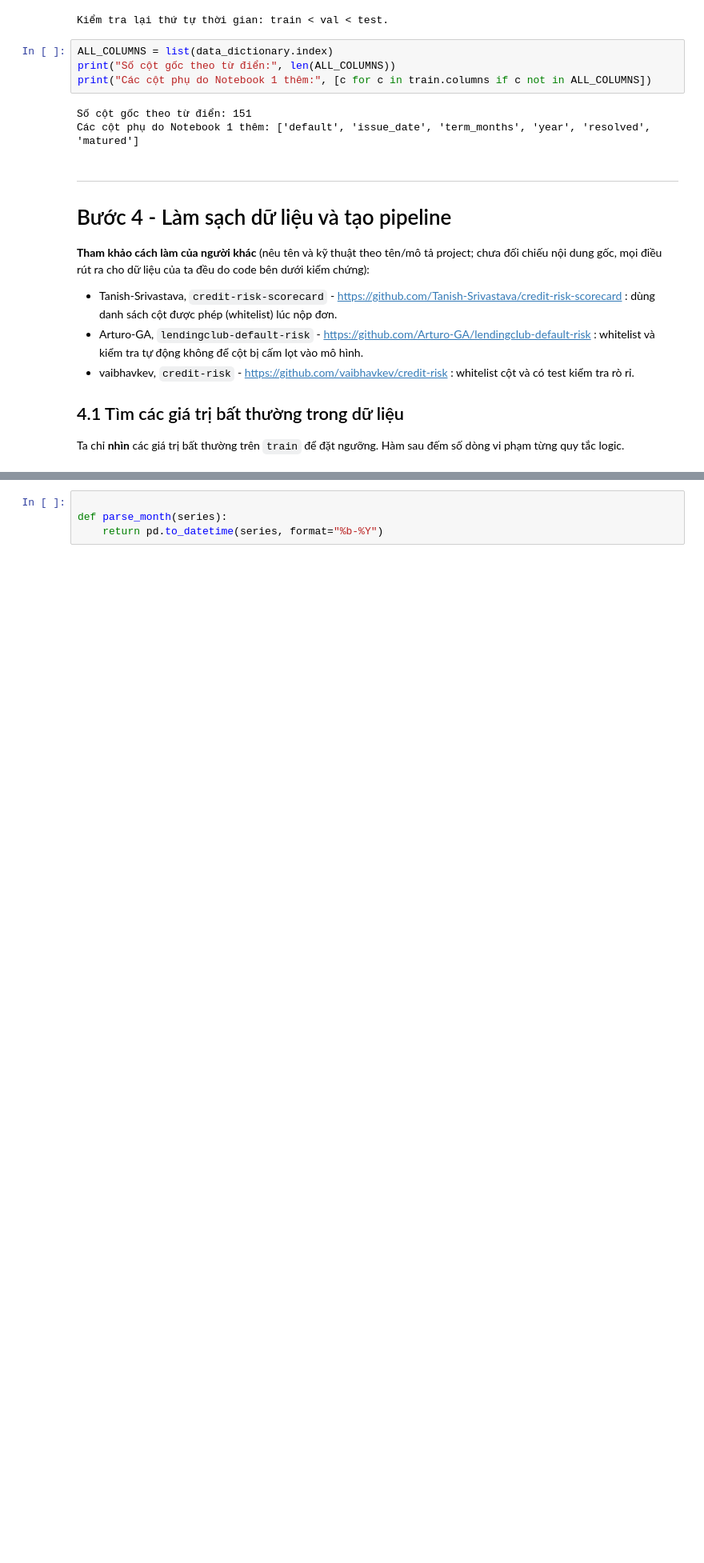
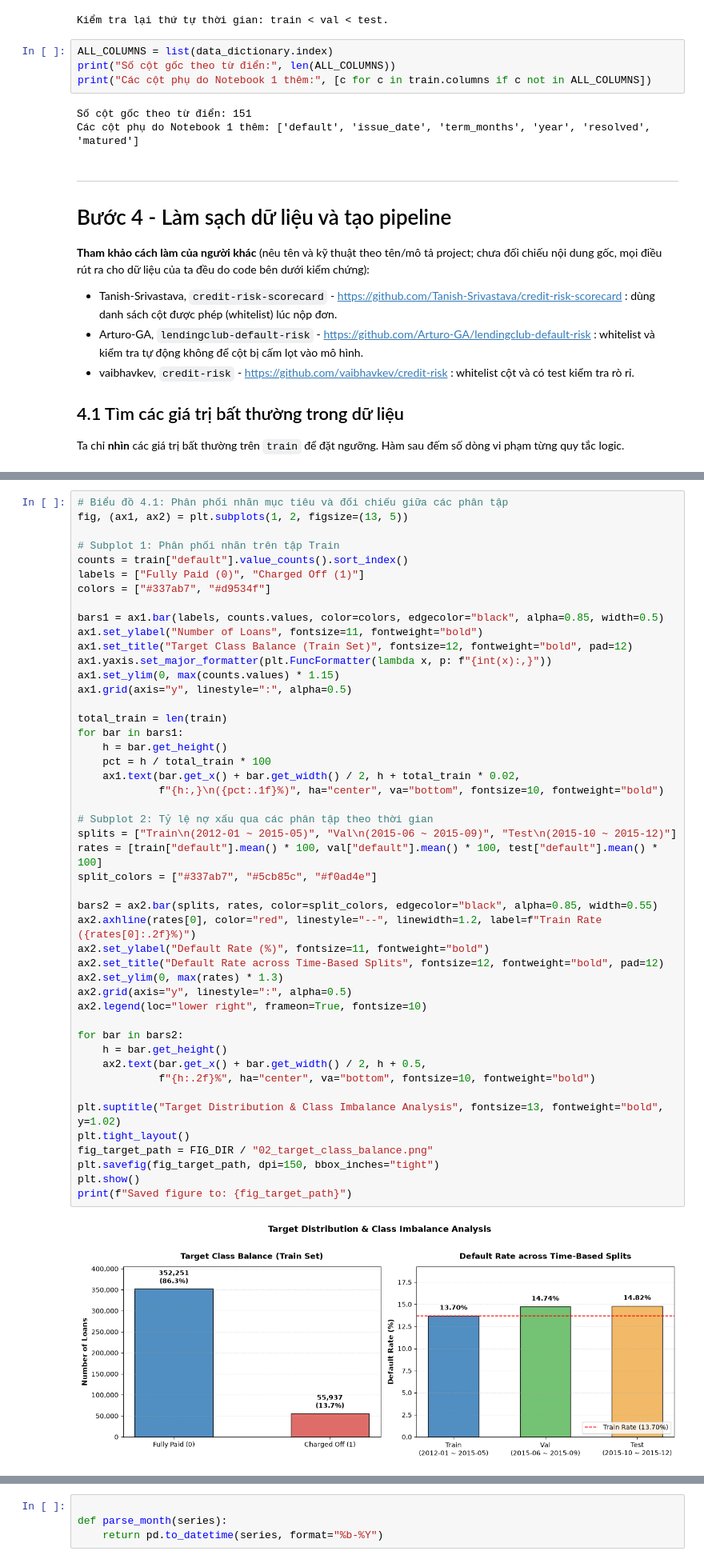
Before and after one commit to Eliza516/Lending-Club-Credit-Scoring, a Jupyter notebook: notebooks/02_lam_sach_va_feature.ipynb, the cells around one changed output, grey strips where cells are left out. Shown at 80% size. Saved outputs shown, nothing was run; the diff lists cells and outputs as text; blank space fills up the shorter version.

Commit message:
feat: add target class balance and decile default rate EDA plots

```diff
--- a/notebooks/02_lam_sach_va_feature.ipynb
+++ b/notebooks/02_lam_sach_va_feature.ipynb
@@ -75,0 +80,49 @@ Ta chỉ **nhìn** các giá trị bất thường trên `train` để đặt ng
+# %%
+# Biểu đồ 4.1: Phân phối nhãn mục tiêu và đối chiếu giữa các phân tập
+fig, (ax1, ax2) = plt.subplots(1, 2, figsize=(13, 5))
+
+# Subplot 1: Phân phối nhãn trên tập Train
+counts = train["default"].value_counts().sort_index()
+labels = ["Fully Paid (0)", "Charged Off (1)"]
+colors = ["#337ab7", "#d9534f"]
+
+bars1 = ax1.bar(labels, counts.values, color=colors, edgecolor="black", alpha=0.85, width=0.5)
+ax1.set_ylabel("Number of Loans", fontsize=11, fontweight="bold")
+ax1.set_title("Target Class Balance (Train Set)", fontsize=12, fontweight="bold", pad=12)
+ax1.yaxis.set_major_formatter(plt.FuncFormatter(lambda x, p: f"{int(x):,}"))
+ax1.set_ylim(0, max(counts.values) * 1.15)
+ax1.grid(axis="y", linestyle=":", alpha=0.5)
+
+total_train = len(train)
+for bar in bars1:
+    h = bar.get_height()
+    pct = h / total_train * 100
+    ax1.text(bar.get_x() + bar.get_width() / 2, h + total_train * 0.02,
+             f"{h:,}\n({pct:.1f}%)", ha="center", va="bottom", fontsize=10, fontweight="bold")
+
+# Subplot 2: Tỷ lệ nợ xấu qua các phân tập theo thời gian
+splits = ["Train\n(2012-01 ~ 2015-05)", "Val\n(2015-06 ~ 2015-09)", "Test\n(2015-10 ~ 2015-12)"]
+rates = [train["default"].mean() * 100, val["default"].mean() * 100, test["default"].mean() * 100]
+split_colors = ["#337ab7", "#5cb85c", "#f0ad4e"]
+
+bars2 = ax2.bar(splits, rates, color=split_colors, edgecolor="black", alpha=0.85, width=0.55)
+ax2.axhline(rates[0], color="red", linestyle="--", linewidth=1.2, label=f"Train Rate ({rates[0]:.2f}%)")
+ax2.set_ylabel("Default Rate (%)", fontsize=11, fontweight="bold")
+ax2.set_title("Default Rate across Time-Based Splits", fontsize=12, fontweight="bold", pad=12)
+ax2.set_ylim(0, max(rates) * 1.3)
+ax2.grid(axis="y", linestyle=":", alpha=0.5)
+ax2.legend(loc="lower right", frameon=True, fontsize=10)
+
+for bar in bars2:
+    h = bar.get_height()
+    ax2.text(bar.get_x() + bar.get_width() / 2, h + 0.5,
+             f"{h:.2f}%", ha="center", va="bottom", fontsize=10, fontweight="bold")
+
+plt.suptitle("Target Distribution & Class Imbalance Analysis", fontsize=13, fontweight="bold", y=1.02)
+plt.tight_layout()
+fig_target_path = FIG_DIR / "02_target_class_balance.png"
+plt.savefig(fig_target_path, dpi=150, bbox_inches="tight")
+plt.show()
+print(f"Saved figure to: {fig_target_path}")
+# %% [output]
+[figure, added]
```
Also changed, not shown: parts of 4 cells of this notebook, 1 other file.
